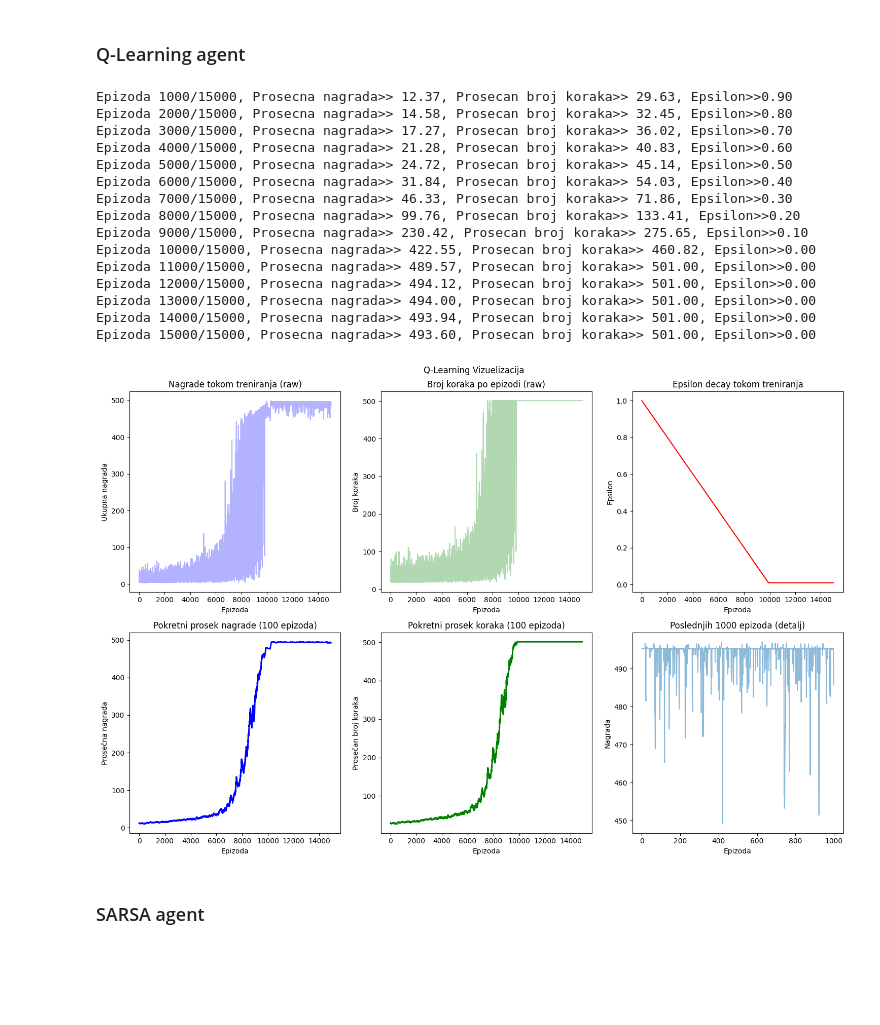
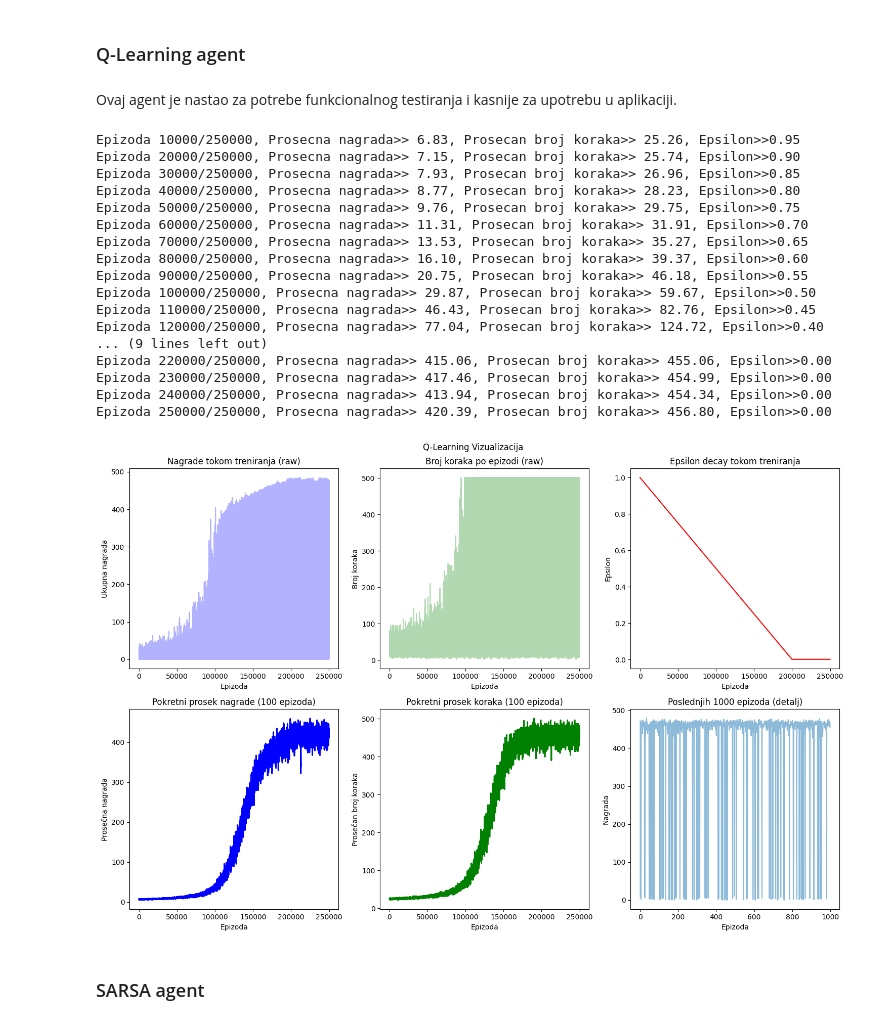
Before and after one commit to neshko31/SOAA-Projekat, a Jupyter notebook: ball-and-beam.ipynb, the cells around one changed output. Saved outputs shown, nothing was run; the diff lists cells and outputs as text; code cells hidden in the pictures; blank space fills up the shorter version.

```diff
--- a/ball-and-beam.ipynb
+++ b/ball-and-beam.ipynb
@@ -184,7 +184,7 @@ def discretize_state(state):
 # %%
 # Vizualizacija Q-Learning-a
 
-def visualize_q_learning(rewards_per_episode, steps_per_episode, EPISODES):
+def visualize_q_learning(rewards_per_episode, steps_per_episode, EPISODES, EPSILON, EPSILON_DECAY, EPSILON_MIN):
     plt.figure(figsize=(15, 10))
     plt.suptitle("Q-Learning Vizualizacija")
 
@@ -204,7 +204,7 @@ def visualize_q_learning(rewards_per_episode, steps_per_episode, EPISODES):
 
     # 3. Epsilon decay
     plt.subplot(2, 3, 3)
-    epsilons = [1 - i * 0.0001 if 1 - i * 0.0001 > 0.01 else 0.01 for i in range(EPISODES)]
+    epsilons = [EPSILON - i * EPSILON_DECAY if 1 - i * EPSILON_DECAY > EPSILON_MIN else EPSILON_MIN for i in range(EPISODES)]
     plt.plot(epsilons, color='red')
     plt.xlabel('Epizoda')
     plt.ylabel('Epsilon')
@@ -357,6 +356,8 @@ def eps_greedy(q, eps: float):
         return random.randint(0, 4)          # 0-4 jer imam 5 akcija i zelim da svaka moze biti odabrana
 # %% [markdown]
 ### Q-Learning agent
+# %% [markdown]
+Ovaj agent je nastao za potrebe funkcionalnog testiranja i kasnije za upotrebu u aplikaciji.
 # %%
 # Agent
 ALPHA_Q = 0.1      # learning rate - koliko brzo agent uci iz novih iskustava
@@ -366,8 +367,9 @@ Q = np.zeros((N_X_BINS, N_X_DOT_BINS, N_ALPHA_BINS, N_ALPHA_DOT_BINS, 5))   # 5
 
 # epsilon sa decay stopom jer zelimo prvo eksloraciju a potom eksploataciju
 EPSILON = 1
-eps_decay_rate = 0.0001
-EPISODES = 15000
+eps_decay_rate = 0.000005
+EPISODES = 250000
+EPSILON_MIN = 0.001
 
 # za pracenje napretka
 rewards_per_episode = []
@@ -375,10 +377,15 @@ steps_per_episode = []
 
 # Trening petlja
 for episode in range(EPISODES):
-    EPSILON -= eps_decay_rate if EPSILON > 0.001 else 0
+    EPSILON = max(EPSILON_MIN, EPSILON - eps_decay_rate)
 
     # Resetujem okruzenje
     state, _, _, _ = env.reset()
+    state[0] = env.x         = np.clip(np.random.normal(0, x_th / 4), -0.19, 0.19)
+    state[1] = env.x_dot     = np.clip(np.random.normal(0, x_dot_th / 4), -0.49, 0.49)
+    state[2] = env.alpha     = np.clip(np.random.normal(0, alpha_th / 4), -0.34, 0.34)
+    state[3] = env.alpha_dot = np.clip(np.random.normal(0, alpha_dot_th / 4), -0.99, 0.99)
+
     state_idx = discretize_state(state)
     total_reward = 0
     done = False
@@ -404,31 +411,33 @@ for episode in range(EPISODES):
     rewards_per_episode.append(total_reward)
     steps_per_episode.append(env.steps)
 
-    # na svakih 1000 epizoda zelim da ispisem napredak
-    if(episode + 1) % 1000 == 0:
-        avg_reward = np.mean(rewards_per_episode[-1000 :])
-        avg_steps = np.mean(steps_per_episode[-1000 :])
+    # na svakih 10000 epizoda zelim da ispisem napredak
+    if(episode + 1) % 10000 == 0:
+        avg_reward = np.mean(rewards_per_episode[-10000 :])
+        avg_steps = np.mean(steps_per_episode[-10000 :])
         print(f"Epizoda {episode+1}/{EPISODES}, Prosecna nagrada>> {avg_reward:.2f}, Prosecan broj koraka>> {avg_steps:.2f}, Epsilon>>{EPSILON:.2f}")
 # %% [output]
-Epizoda 1000/15000, Prosecna nagrada>> 12.37, Prosecan broj koraka>> 29.63, Epsilon>>0.90
-Epizoda 2000/15000, Prosecna nagrada>> 14.58, Prosecan broj koraka>> 32.45, Epsilon>>0.80
-Epizoda 3000/15000, Prosecna nagrada>> 17.27, Prosecan broj koraka>> 36.02, Epsilon>>0.70
-Epizoda 4000/15000, Prosecna nagrada>> 21.28, Prosecan broj koraka>> 40.83, Epsilon>>0.60
-Epizoda 5000/15000, Prosecna nagrada>> 24.72, Prosecan broj koraka>> 45.14, Epsilon>>0.50
-Epizoda 6000/15000, Prosecna nagrada>> 31.84, Prosecan broj koraka>> 54.03, Epsilon>>0.40
-Epizoda 7000/15000, Prosecna nagrada>> 46.33, Prosecan broj koraka>> 71.86, Epsilon>>0.30
-Epizoda 8000/15000, Prosecna nagrada>> 99.76, Prosecan broj koraka>> 133.41, Epsilon>>0.20
-Epizoda 9000/15000, Prosecna nagrada>> 230.42, Prosecan broj koraka>> 275.65, Epsilon>>0.10
-Epizoda 10000/15000, Prosecna nagrada>> 422.55, Prosecan broj koraka>> 460.82, Epsilon>>0.00
-Epizoda 11000/15000, Prosecna nagrada>> 489.57, Prosecan broj koraka>> 501.00, Epsilon>>0.00
-Epizoda 12000/15000, Prosecna nagrada>> 494.12, Prosecan broj koraka>> 501.00, Epsilon>>0.00
-Epizoda 13000/15000, Prosecna nagrada>> 494.00, Prosecan broj koraka>> 501.00, Epsilon>>0.00
-Epizoda 14000/15000, Prosecna nagrada>> 493.94, Prosecan broj koraka>> 501.00, Epsilon>>0.00
-Epizoda 15000/15000, Prosecna nagrada>> 493.60, Prosecan broj koraka>> 501.00, Epsilon>>0.00
+Epizoda 10000/250000, Prosecna nagrada>> 6.83, Prosecan broj koraka>> 25.26, Epsilon>>0.95
+Epizoda 20000/250000, Prosecna nagrada>> 7.15, Prosecan broj koraka>> 25.74, Epsilon>>0.90
+Epizoda 30000/250000, Prosecna nagrada>> 7.93, Prosecan broj koraka>> 26.96, Epsilon>>0.85
+Epizoda 40000/250000, Prosecna nagrada>> 8.77, Prosecan broj koraka>> 28.23, Epsilon>>0.80
+Epizoda 50000/250000, Prosecna nagrada>> 9.76, Prosecan broj koraka>> 29.75, Epsilon>>0.75
+Epizoda 60000/250000, Prosecna nagrada>> 11.31, Prosecan broj koraka>> 31.91, Epsilon>>0.70
+Epizoda 70000/250000, Prosecna nagrada>> 13.53, Prosecan broj koraka>> 35.27, Epsilon>>0.65
+Epizoda 80000/250000, Prosecna nagrada>> 16.10, Prosecan broj koraka>> 39.37, Epsilon>>0.60
+Epizoda 90000/250000, Prosecna nagrada>> 20.75, Prosecan broj koraka>> 46.18, Epsilon>>0.55
+Epizoda 100000/250000, Prosecna nagrada>> 29.87, Prosecan broj koraka>> 59.67, Epsilon>>0.50
+Epizoda 110000/250000, Prosecna nagrada>> 46.43, Prosecan broj koraka>> 82.76, Epsilon>>0.45
+Epizoda 120000/250000, Prosecna nagrada>> 77.04, Prosecan broj koraka>> 124.72, Epsilon>>0.40
+... (9 lines left out)
+Epizoda 220000/250000, Prosecna nagrada>> 415.06, Prosecan broj koraka>> 455.06, Epsilon>>0.00
+Epizoda 230000/250000, Prosecna nagrada>> 417.46, Prosecan broj koraka>> 454.99, Epsilon>>0.00
+Epizoda 240000/250000, Prosecna nagrada>> 413.94, Prosecan broj koraka>> 454.34, Epsilon>>0.00
+Epizoda 250000/250000, Prosecna nagrada>> 420.39, Prosecan broj koraka>> 456.80, Epsilon>>0.00
 # %%
-visualize_q_learning(rewards_per_episode, steps_per_episode, EPISODES)
+visualize_q_learning(rewards_per_episode, steps_per_episode, EPISODES, 1, eps_decay_rate, EPSILON_MIN)
 # %% [output]
-[figure, old version]
+[figure, new version]
 # %% [markdown]
 ### SARSA agent
 # %%
```
Also changed, not shown: parts of 4 cells of this notebook, 8 other files.
